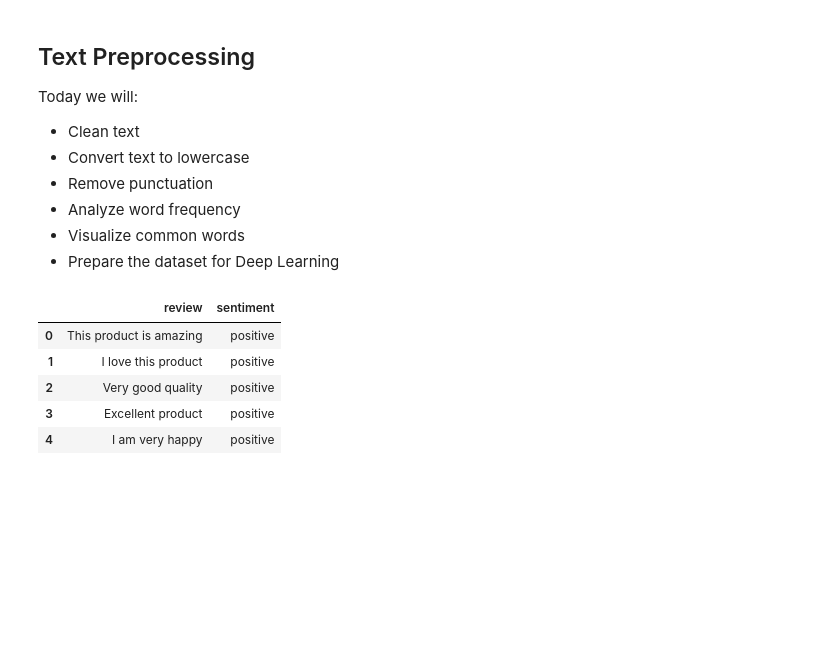
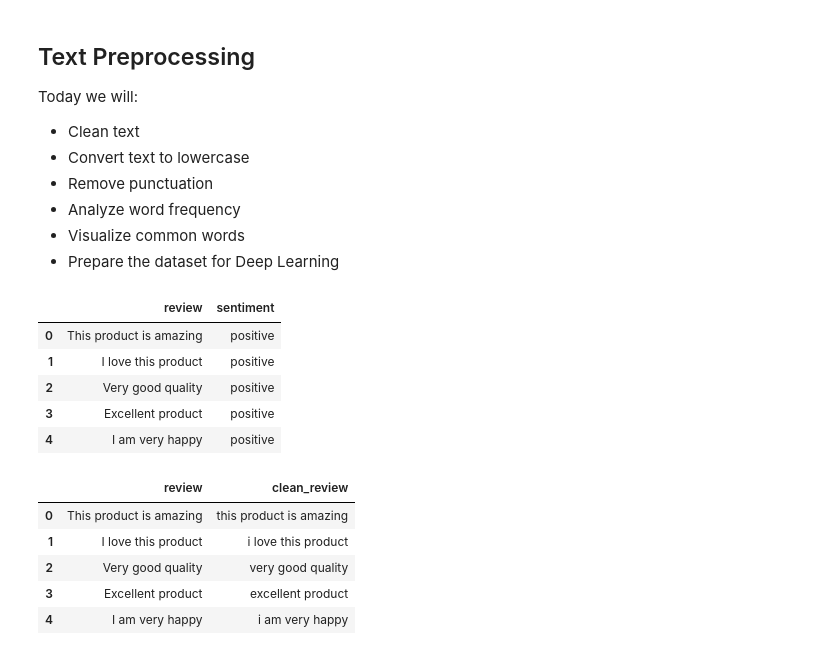
Before and after one commit to olaazimi1998/AI-Roadmap, a Jupyter notebook: week33-capstone(deep learning)/notebooks/preprocessing.ipynb, the cells around one changed output. Drawn from its saved outputs; the diff is of its cells as text; code cells hidden in the pictures; blank space fills up the shorter version.

```diff
--- a/week33-capstone(deep learning)/notebooks/preprocessing.ipynb
+++ b/week33-capstone(deep learning)/notebooks/preprocessing.ipynb
@@ -58,3 +58,14 @@ df.head()
 | 2 | Very good quality | positive |
 | 3 | Excellent product | positive |
 | 4 | I am very happy | positive |
+# %%
+df["clean_review"] = df["review"].str.lower()
+
+df[["review", "clean_review"]].head()
+# %% [output]
+|  | review | clean_review |
+| 0 | This product is amazing | this product is amazing |
+| 1 | I love this product | i love this product |
+| 2 | Very good quality | very good quality |
+| 3 | Excellent product | excellent product |
+| 4 | I am very happy | i am very happy |
```
Also changed, not shown: parts of 5 cells of this notebook, 14 other files.
